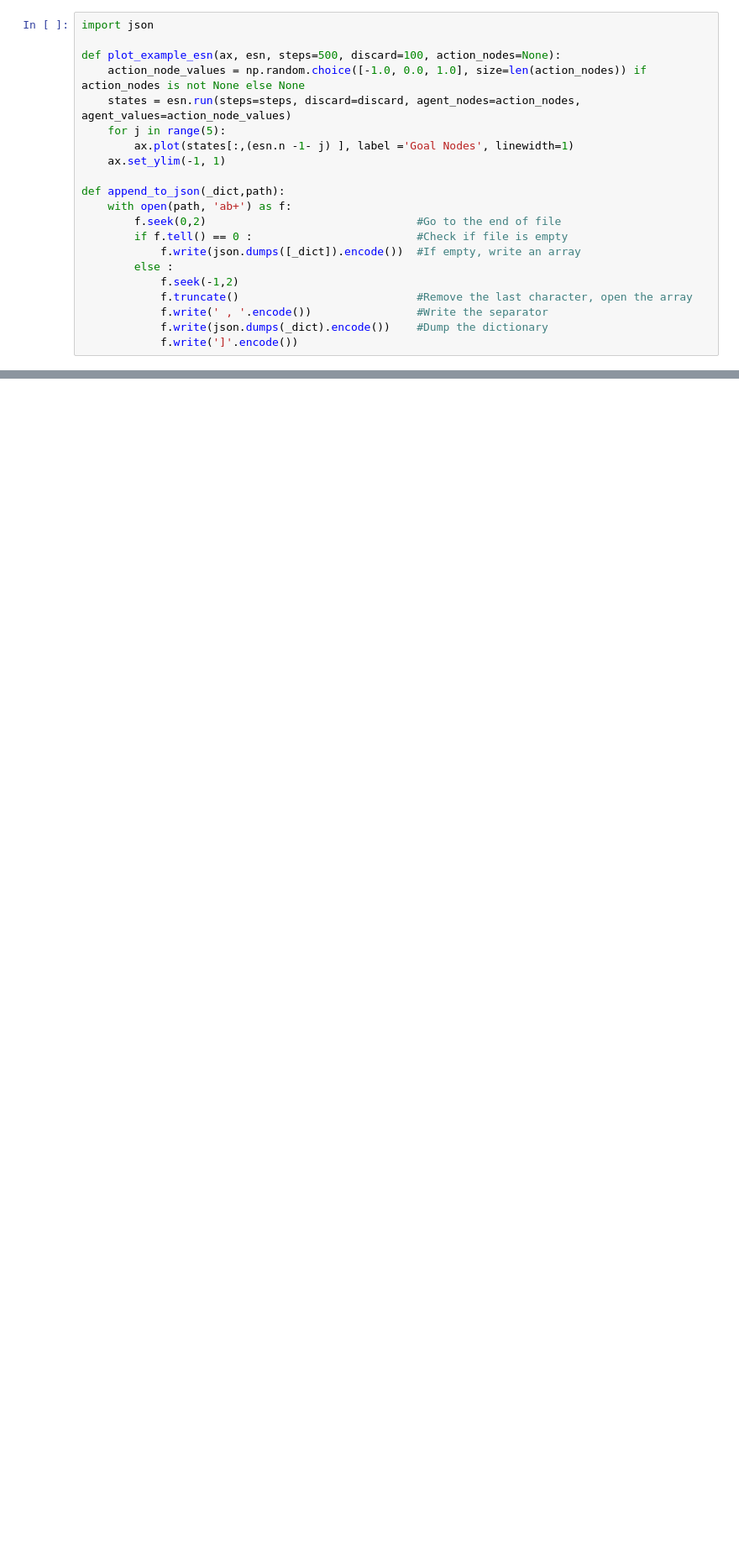
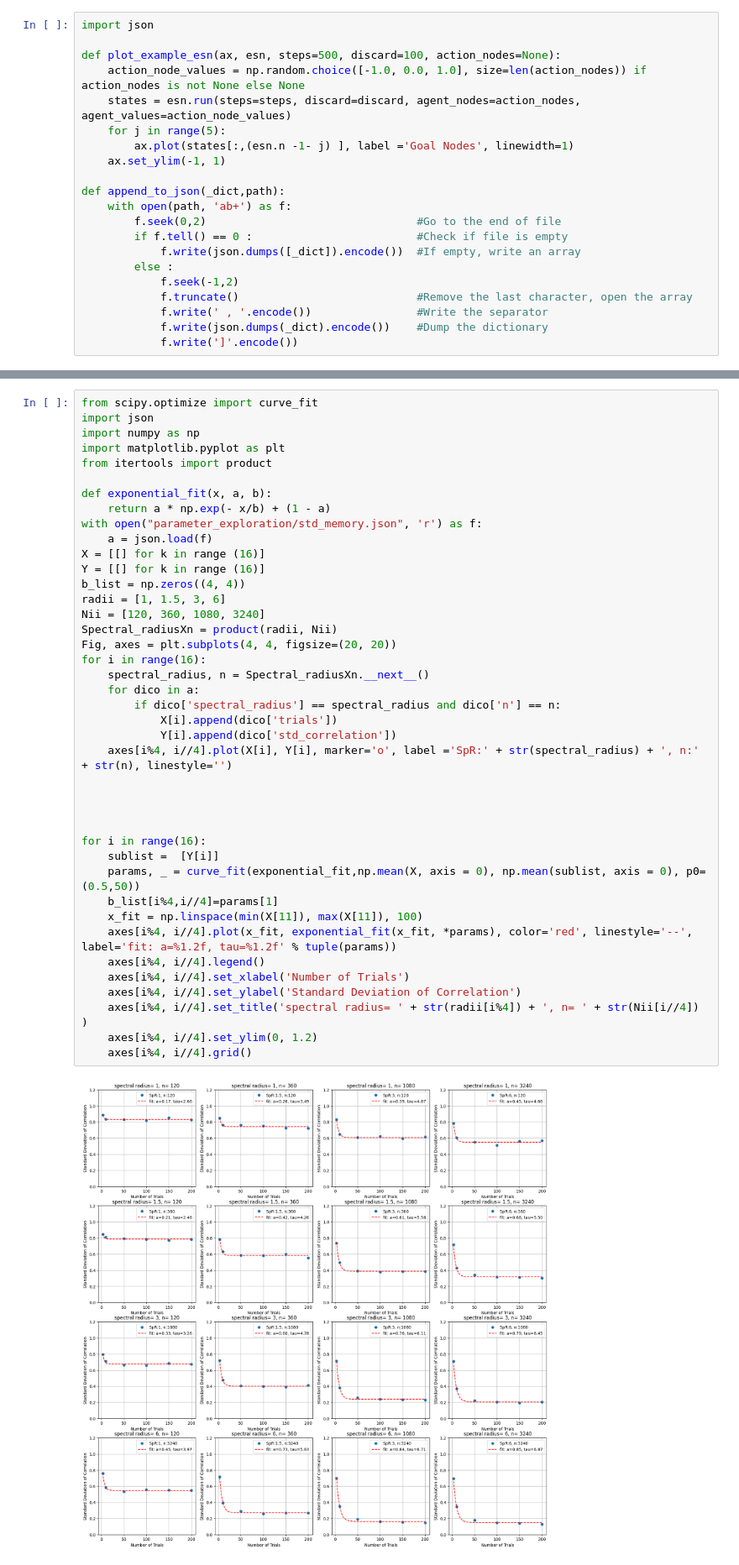
Before and after one commit to paulbanse/Proxy_General_Model, a Jupyter notebook: twoplayers_correlations_over_runs.ipynb, the cells around one changed output, grey strips where cells are left out. Shown at 84% size. Drawn from its saved outputs; the diff is of its cells as text; blank space fills up the shorter version.

```diff
--- a/twoplayers_correlations_over_runs.ipynb
+++ b/twoplayers_correlations_over_runs.ipynb
@@ -565,0 +751,43 @@ array([-0.68626747])
+# %%
+from scipy.optimize import curve_fit
+import json
+import numpy as np
+import matplotlib.pyplot as plt
+from itertools import product
+
+def exponential_fit(x, a, b):
+    return a * np.exp(- x/b) + (1 - a)
+with open("parameter_exploration/std_memory.json", 'r') as f:
+    a = json.load(f)
+X = [[] for k in range (16)]
+Y = [[] for k in range (16)]
+b_list = np.zeros((4, 4))
+radii = [1, 1.5, 3, 6]
+Nii = [120, 360, 1080, 3240]
+Spectral_radiusXn = product(radii, Nii)
+Fig, axes = plt.subplots(4, 4, figsize=(20, 20))
+for i in range(16):
+    spectral_radius, n = Spectral_radiusXn.__next__()
+    for dico in a:
+        if dico['spectral_radius'] == spectral_radius and dico['n'] == n:
+            X[i].append(dico['trials'])
+            Y[i].append(dico['std_correlation'])
+    axes[i%4, i//4].plot(X[i], Y[i], marker='o', label ='SpR:' + str(spectral_radius) + ', n:' + str(n), linestyle='')
+
+
+
+
+for i in range(16):
+    sublist =  [Y[i]]
+    params, _ = curve_fit(exponential_fit,np.mean(X, axis = 0), np.mean(sublist, axis = 0), p0=(0.5,50))
+    b_list[i%4,i//4]=params[1]
+    x_fit = np.linspace(min(X[11]), max(X[11]), 100)
+    axes[i%4, i//4].plot(x_fit, exponential_fit(x_fit, *params), color='red', linestyle='--', label='fit: a=%1.2f, tau=%1.2f' % tuple(params))
+    axes[i%4, i//4].legend()
+    axes[i%4, i//4].set_xlabel('Number of Trials')
+    axes[i%4, i//4].set_ylabel('Standard Deviation of Correlation')
+    axes[i%4, i//4].set_title('spectral radius= ' + str(radii[i%4]) + ', n= ' + str(Nii[i//4]) )
+    axes[i%4, i//4].set_ylim(0, 1.2)
+    axes[i%4, i//4].grid()
+# %% [output]
+[figure, added]
```
Also changed, not shown: parts of 13 cells of this notebook, 6 other files.
